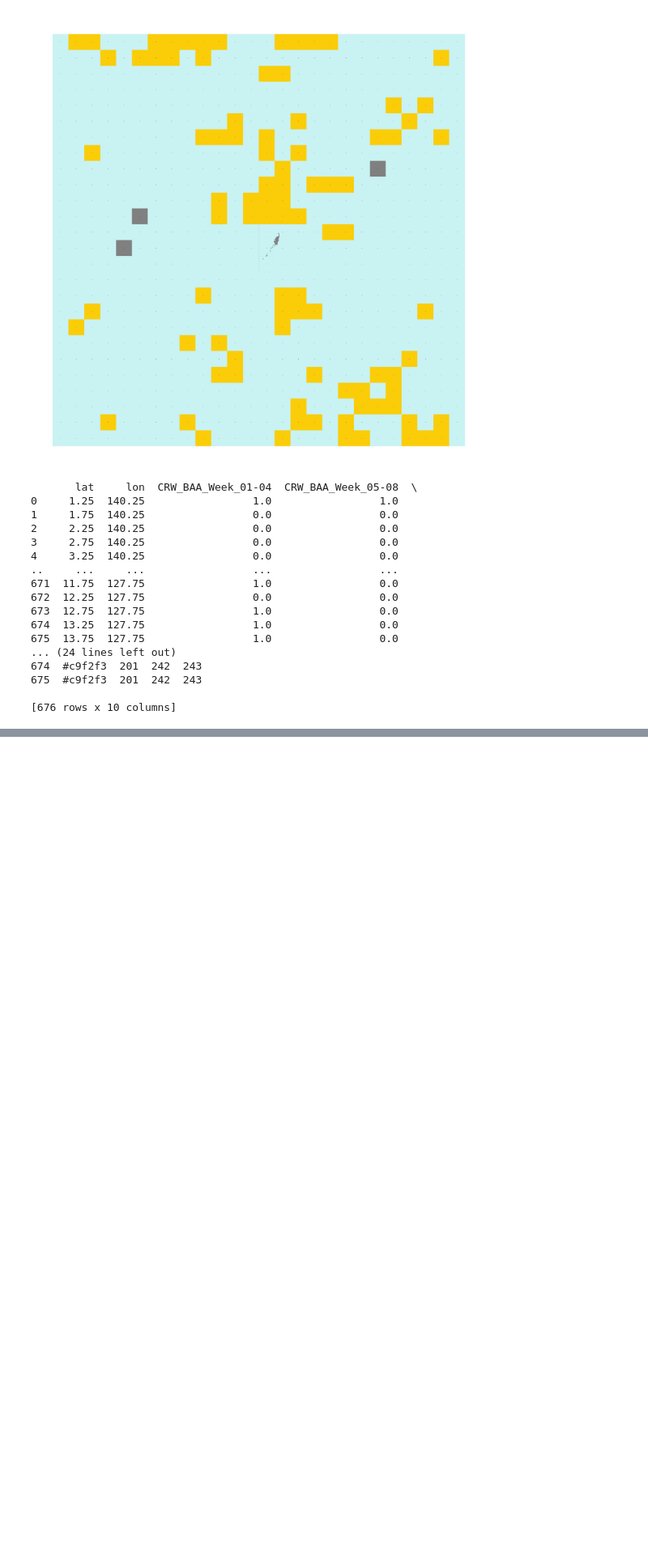
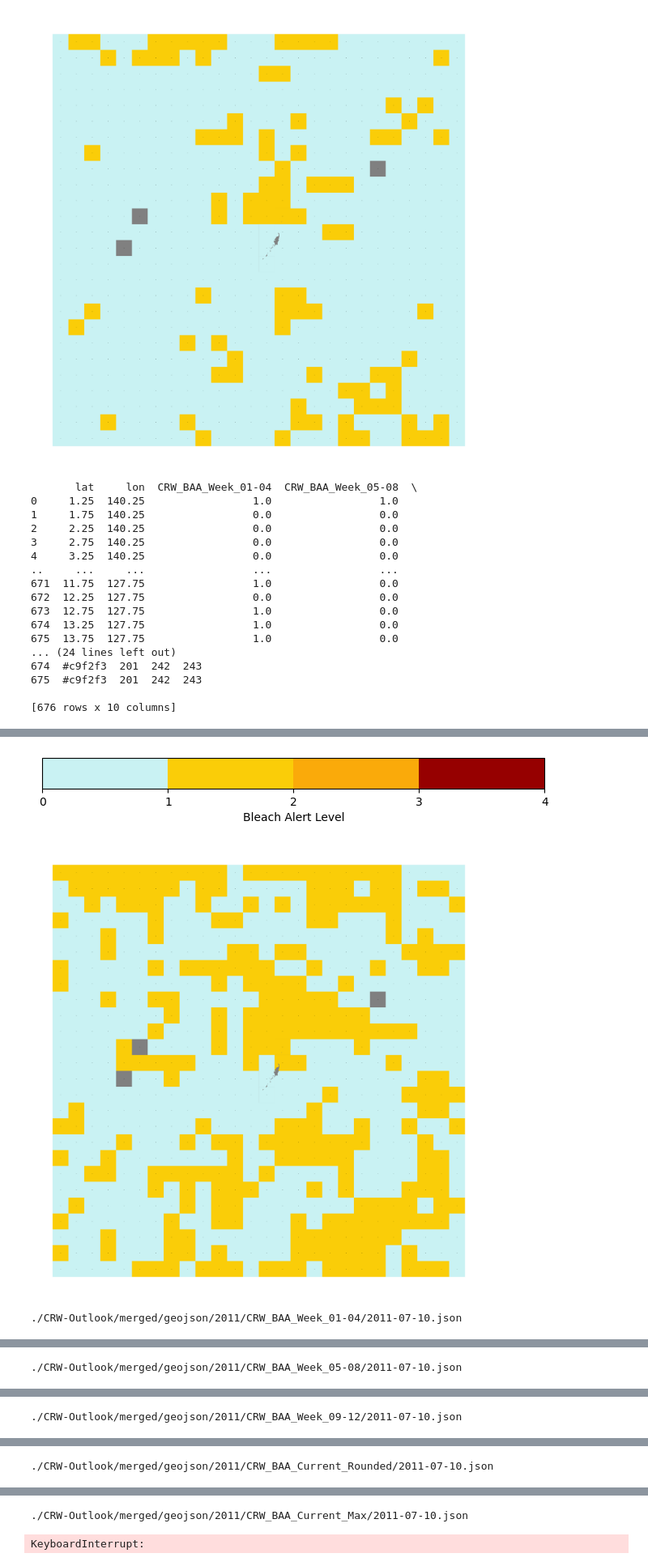
Before and after one commit to onejaelee/Palau-Graphics, a Jupyter notebook: CFS-CRW/crwOutlookGraphic.ipynb, the cells around one changed output, grey strips where cells are left out. Shown at 81% size. Cells and saved outputs as stored; diff of their text form; code cells hidden in the pictures; blank space fills up the shorter version.

```diff
--- a/CFS-CRW/crwOutlookGraphic.ipynb
+++ b/CFS-CRW/crwOutlookGraphic.ipynb
@@ -342,0 +367,47 @@ for year in pkl_folders:
+# %%
+if not os.path.exists('./CRW-Outlook/merged/geojson'):
+    os.makedirs('./CRW-Outlook/merged/geojson')
+
+if not os.path.exists('./CRW-Outlook/merged/colorbar'):
+    os.makedirs('./CRW-Outlook/merged/colorbar')
+
+colorbar_mpl('./CRW-Outlook/merged/colorbar/CRW-Outlook.png')
+
+pkl_folders = os.listdir('./CRW-Outlook/box/pkl')
+pkl_folders.sort()
+
+
+
+dials = ['CRW_BAA_Week_01-04','CRW_BAA_Week_05-08','CRW_BAA_Week_09-12',"CRW_BAA_Current_Rounded","CRW_BAA_Current_Max","CRW_BAA_Current_Mean" ]
+for year in pkl_folders:
+    if not os.path.exists('./CRW-Outlook/merged/geojson/'+ year):
+        os.makedirs('./CRW-Outlook/merged/geojson/'+ year)
+
+    for time_range in dials:
+        if not os.path.exists('./CRW-Outlook/merged/geojson/'+ year + "/" + time_range):
+            os.makedirs('./CRW-Outlook/merged/geojson/'+ year + "/" + time_range)
+
+    pkl_files = os.listdir('./CRW/merged/pkl/')
+    pkl_files.sort()
+
+
+    if year != ".DS_Store":
+        for file in pkl_files:
+            if file[-3:] == "pkl":
+                mdf = pd.read_pickle('./CRW/merged/pkl/' + file)
+
+                for t in list(mdf["time"].unique()):
+                    df = mdf[mdf["time"] == t]
+                    df = df[['lat','lon','CRW_BAA_Week_01-04','CRW_BAA_Week_05-08','CRW_BAA_Week_09-12', "CRW_BAA_Current_Rounded","CRW_BAA_Current_Max","CRW_BAA_Current_Mean"]]
+                    df = df.reset_index(drop = True)
+                    for time_range in dials:
+                        currgeo = getGridGeoJSON(df,time_range)
+                        json_object = json.dumps(currgeo, indent=4)
+                        geojson_dir = './CRW-Outlook/merged/geojson/'+ year + "/" + time_range + "/" + str(t)[:10] + ".json"
+                        with open(geojson_dir, "w") as outfile:
+                            outfile.write(json_object)
+                            print(geojson_dir)
+# %% [output]
+[figure, added]
+[figure, added]
+./CRW-Outlook/merged/geojson/2011/CRW_BAA_Week_01-04/2011-07-10.json
@@ -342,0 +415 @@ for year in pkl_folders:
+./CRW-Outlook/merged/geojson/2011/CRW_BAA_Week_05-08/2011-07-10.json
@@ -342,0 +417 @@ for year in pkl_folders:
+./CRW-Outlook/merged/geojson/2011/CRW_BAA_Week_09-12/2011-07-10.json
@@ -342,0 +419 @@ for year in pkl_folders:
+./CRW-Outlook/merged/geojson/2011/CRW_BAA_Current_Rounded/2011-07-10.json
@@ -342,0 +421,2 @@ for year in pkl_folders:
+./CRW-Outlook/merged/geojson/2011/CRW_BAA_Current_Max/2011-07-10.json
+KeyboardInterrupt:
```
Also changed, not shown: parts of 3 cells of this notebook.
